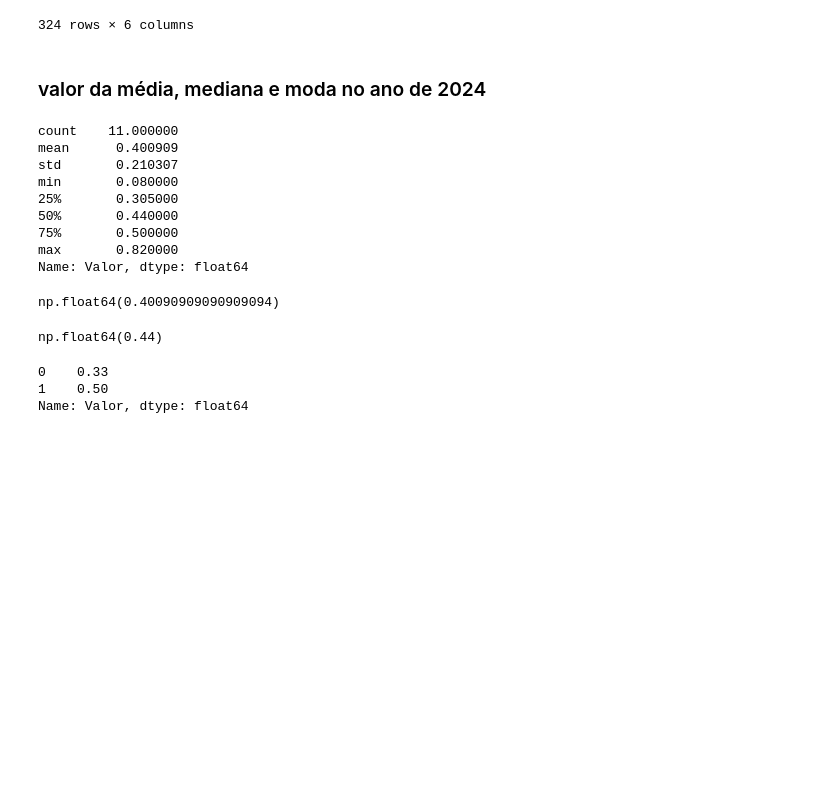
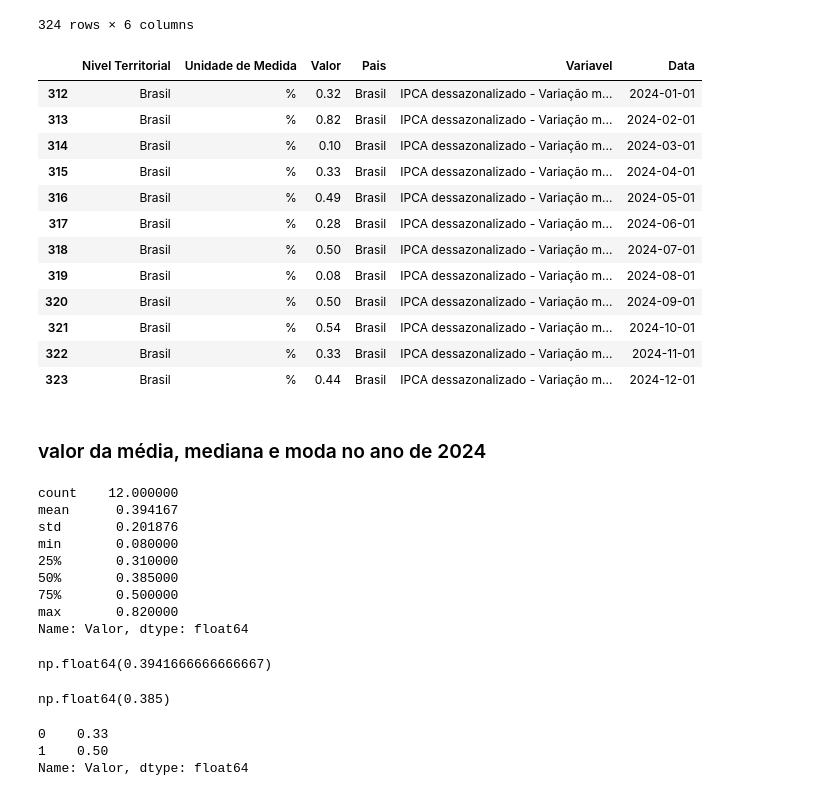
Before and after one commit to Deezinn/IPCA-Analysis, a Jupyter notebook: notebooks/Tabela 118 - IPCA dessazonalizado.ipynb, the cells around one changed output. Drawn from its saved outputs; the diff is of its cells as text; code cells hidden in the pictures; blank space fills up the shorter version.

```diff
--- a/notebooks/Tabela 118 - IPCA dessazonalizado.ipynb
+++ b/notebooks/Tabela 118 - IPCA dessazonalizado.ipynb
@@ -95,29 +95,45 @@ df_tratado
 324 rows × 6 columns
 # %%
 data_referencia = pd.to_datetime('2024-01-01')
-IPCA_dessazonalizado_2024 = df_tratado.query("Data > @data_referencia")
+IPCA_dessazonalizado_2024 = df_tratado.query("Data >= @data_referencia")
+# %%
+IPCA_dessazonalizado_2024
+# %% [output]
+|  | Nivel Territorial | Unidade de Medida | Valor | Pais | Variavel | Data |
+| 312 | Brasil | % | 0.32 | Brasil | IPCA dessazonalizado - Variação m... | 2024-01-01 |
+| 313 | Brasil | % | 0.82 | Brasil | IPCA dessazonalizado - Variação m... | 2024-02-01 |
+| 314 | Brasil | % | 0.10 | Brasil | IPCA dessazonalizado - Variação m... | 2024-03-01 |
+| 315 | Brasil | % | 0.33 | Brasil | IPCA dessazonalizado - Variação m... | 2024-04-01 |
+| 316 | Brasil | % | 0.49 | Brasil | IPCA dessazonalizado - Variação m... | 2024-05-01 |
+| 317 | Brasil | % | 0.28 | Brasil | IPCA dessazonalizado - Variação m... | 2024-06-01 |
+| 318 | Brasil | % | 0.50 | Brasil | IPCA dessazonalizado - Variação m... | 2024-07-01 |
+| 319 | Brasil | % | 0.08 | Brasil | IPCA dessazonalizado - Variação m... | 2024-08-01 |
+| 320 | Brasil | % | 0.50 | Brasil | IPCA dessazonalizado - Variação m... | 2024-09-01 |
+| 321 | Brasil | % | 0.54 | Brasil | IPCA dessazonalizado - Variação m... | 2024-10-01 |
+| 322 | Brasil | % | 0.33 | Brasil | IPCA dessazonalizado - Variação m... | 2024-11-01 |
+| 323 | Brasil | % | 0.44 | Brasil | IPCA dessazonalizado - Variação m... | 2024-12-01 |
 # %% [markdown]
 ### valor da média, mediana e moda no ano de 2024
 # %%
 IPCA_dessazonalizado_2024['Valor'].describe()
 # %% [output]
-count    11.000000
-mean      0.400909
-std       0.210307
+count    12.000000
+mean      0.394167
+std       0.201876
 min       0.080000
-25%       0.305000
-50%       0.440000
+25%       0.310000
+50%       0.385000
 75%       0.500000
 max       0.820000
 Name: Valor, dtype: float64
 # %%
 IPCA_dessazonalizado_2024['Valor'].mean()
 # %% [output]
-np.float64(0.40090909090909094)
+np.float64(0.3941666666666667)
 # %%
 IPCA_dessazonalizado_2024['Valor'].median()
 # %% [output]
-np.float64(0.44)
+np.float64(0.385)
 # %%
 IPCA_dessazonalizado_2024['Valor'].mode()
 # %% [output]
```
